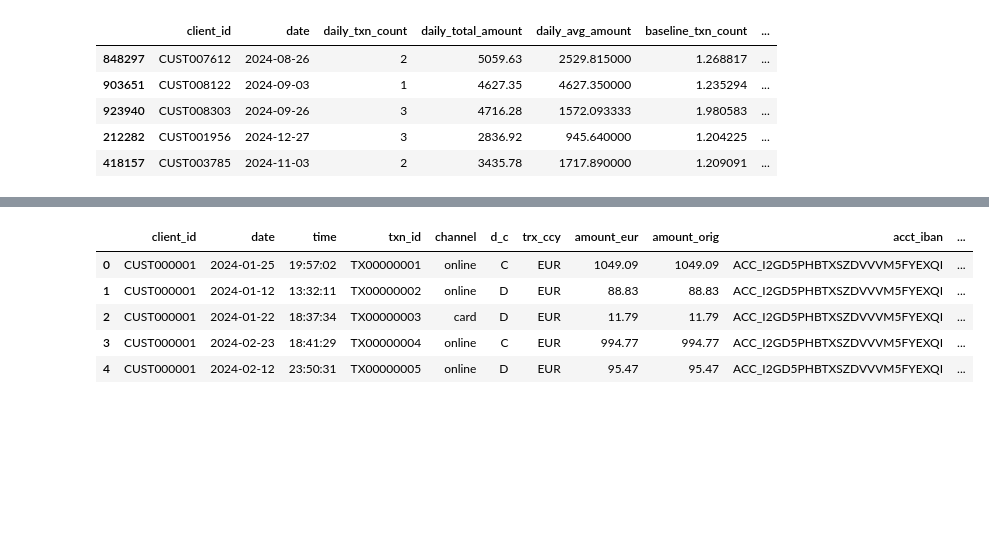
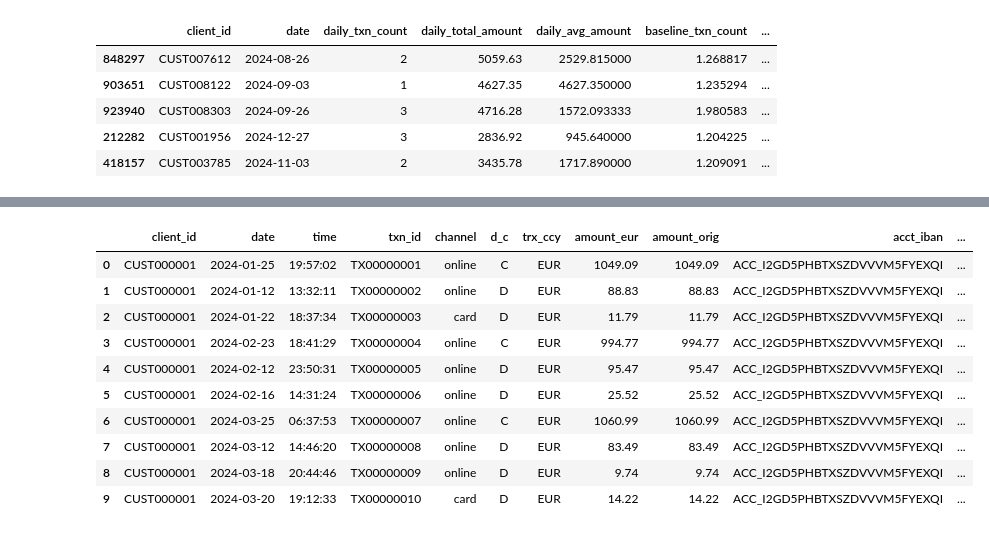
Before and after one commit to dphir/thesis-sdg, a Jupyter notebook: simulation_update.ipynb, the cells around one changed output, grey strips where cells are left out. Cells and saved outputs as stored; diff of their text form; code cells hidden in the pictures; blank space fills up the shorter version.

```diff
--- a/simulation_update.ipynb
+++ b/simulation_update.ipynb
@@ -2012,11 +1953,16 @@ transactions_labeled = transactions.merge(
     how="left"
 )
 # %%
-transactions_labeled.head()
+transactions_labeled.head(10)
 # %% [output]
 |  | client_id | date | time | txn_id | channel | d_c | trx_ccy | amount_eur | amount_orig | acct_iban | ... |
 | 0 | CUST000001 | 2024-01-25 | 19:57:02 | TX00000001 | online | C | EUR | 1049.09 | 1049.09 | ACC_I2GD5PHBTXSZDVVVM5FYEXQI | ... |
 | 1 | CUST000001 | 2024-01-12 | 13:32:11 | TX00000002 | online | D | EUR | 88.83 | 88.83 | ACC_I2GD5PHBTXSZDVVVM5FYEXQI | ... |
 | 2 | CUST000001 | 2024-01-22 | 18:37:34 | TX00000003 | card | D | EUR | 11.79 | 11.79 | ACC_I2GD5PHBTXSZDVVVM5FYEXQI | ... |
 | 3 | CUST000001 | 2024-02-23 | 18:41:29 | TX00000004 | online | C | EUR | 994.77 | 994.77 | ACC_I2GD5PHBTXSZDVVVM5FYEXQI | ... |
 | 4 | CUST000001 | 2024-02-12 | 23:50:31 | TX00000005 | online | D | EUR | 95.47 | 95.47 | ACC_I2GD5PHBTXSZDVVVM5FYEXQI | ... |
+| 5 | CUST000001 | 2024-02-16 | 14:31:24 | TX00000006 | online | D | EUR | 25.52 | 25.52 | ACC_I2GD5PHBTXSZDVVVM5FYEXQI | ... |
+| 6 | CUST000001 | 2024-03-25 | 06:37:53 | TX00000007 | online | C | EUR | 1060.99 | 1060.99 | ACC_I2GD5PHBTXSZDVVVM5FYEXQI | ... |
+| 7 | CUST000001 | 2024-03-12 | 14:46:20 | TX00000008 | online | D | EUR | 83.49 | 83.49 | ACC_I2GD5PHBTXSZDVVVM5FYEXQI | ... |
+| 8 | CUST000001 | 2024-03-18 | 20:44:46 | TX00000009 | online | D | EUR | 9.74 | 9.74 | ACC_I2GD5PHBTXSZDVVVM5FYEXQI | ... |
+| 9 | CUST000001 | 2024-03-20 | 19:12:33 | TX00000010 | card | D | EUR | 14.22 | 14.22 | ACC_I2GD5PHBTXSZDVVVM5FYEXQI | ... |
```
Also changed, not shown: parts of 10 cells of this notebook.
